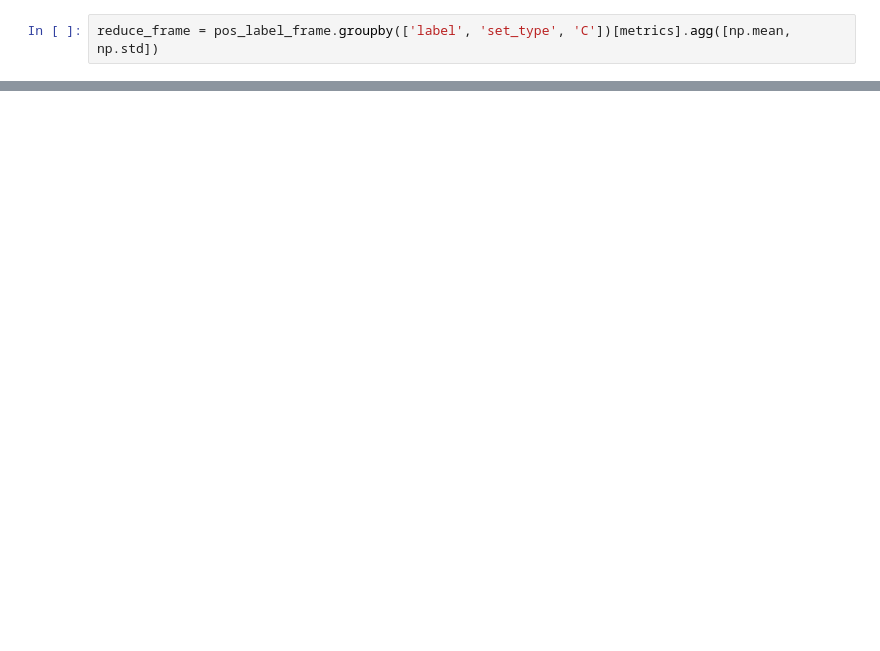
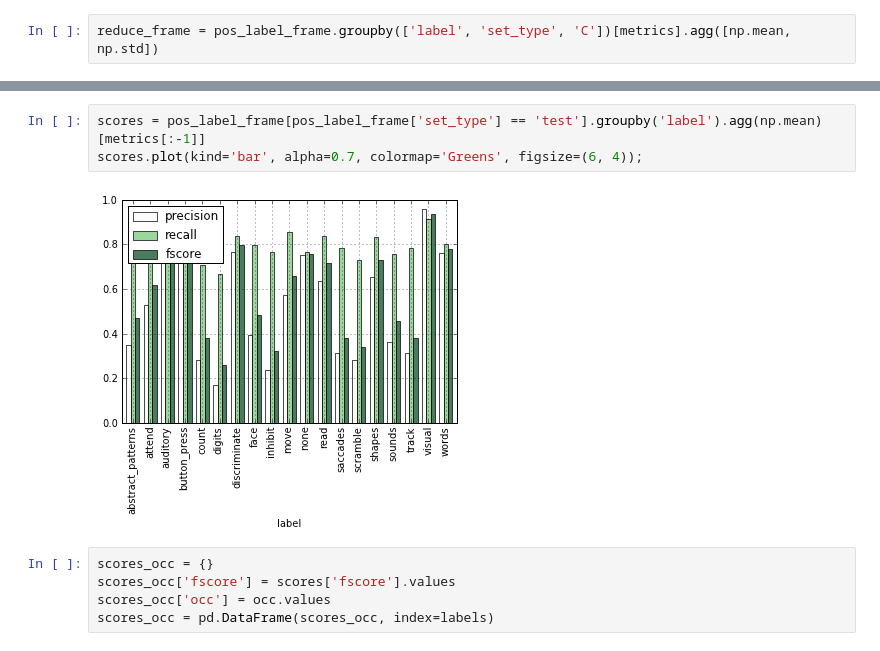
Before and after one commit to schwarty/notebooks, a Jupyter notebook: model_evaluation.ipynb, the cells around one changed output, grey strips where cells are left out. Cells and saved outputs as stored; diff of their text form; blank space fills up the shorter version.

```diff
--- a/model_evaluation.ipynb
+++ b/model_evaluation.ipynb
@@ -98,0 +158,10 @@ for (label, mean_frame), (label, std_frame) in zip(reduce_frame[('fscore', 'mean
+# %%
+scores = pos_label_frame[pos_label_frame['set_type'] == 'test'].groupby('label').agg(np.mean)[metrics[:-1]]
+scores.plot(kind='bar', alpha=0.7, colormap='Greens', figsize=(6, 4));
+# %% [output]
+[figure, added]
+# %%
+scores_occ = {}
+scores_occ['fscore'] = scores['fscore'].values
+scores_occ['occ'] = occ.values
+scores_occ = pd.DataFrame(scores_occ, index=labels)
```
Also changed, not shown: parts of 11 cells of this notebook.
